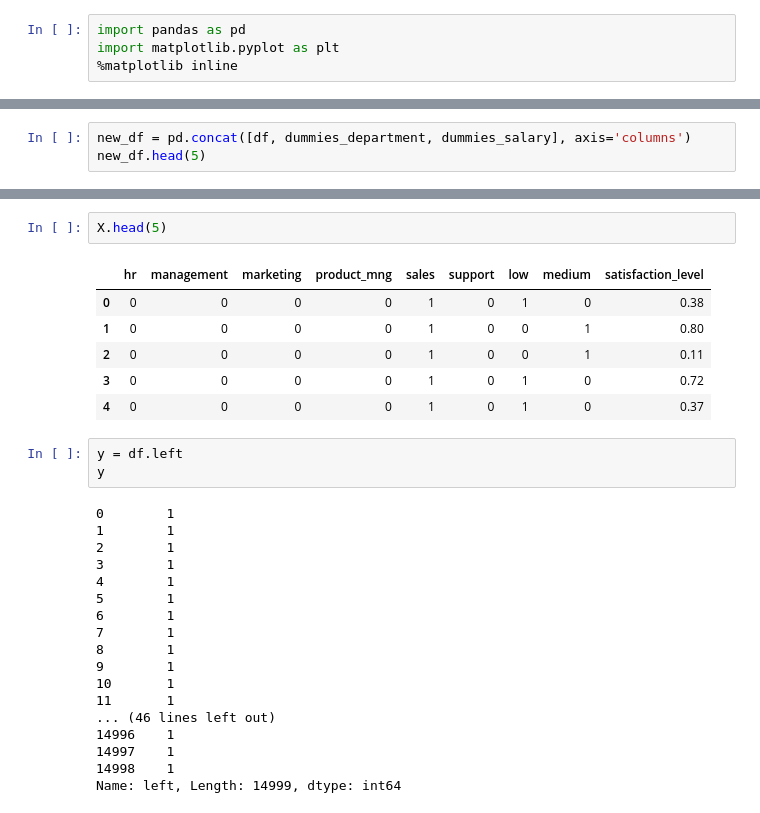
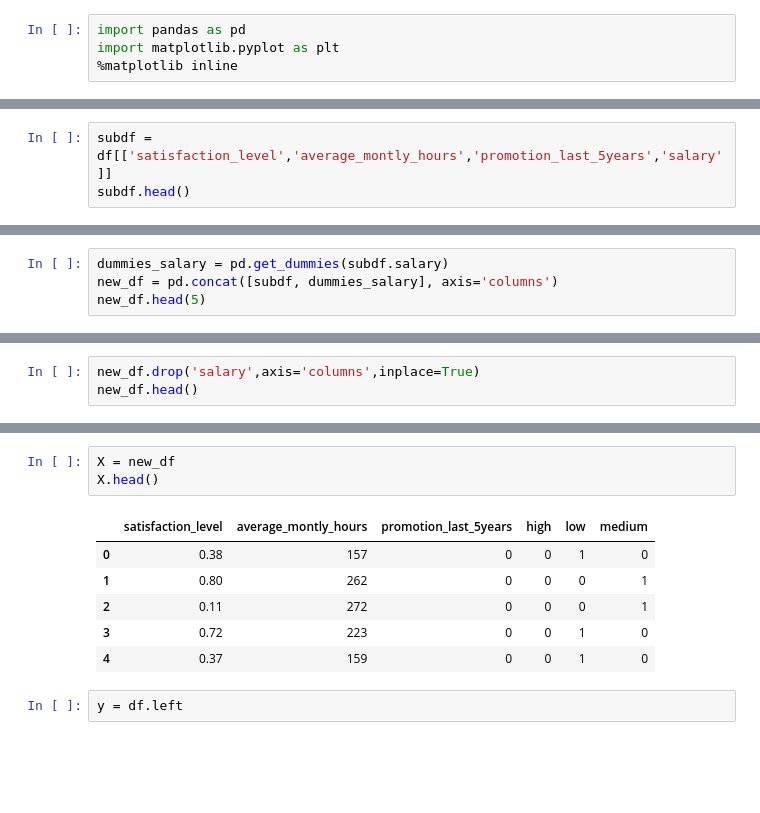
Before and after one commit to niomwungeri-fabrice/intro-to-machine-learning, a Jupyter notebook: employee_retention_predictor.ipynb, the cells around one changed output, grey strips where cells are left out. Cells and saved outputs as stored; diff of their text form; blank space fills up the shorter version.

```diff
--- a/employee_retention_predictor.ipynb
+++ b/employee_retention_predictor.ipynb
@@ -27,0 +39,3 @@ dummies_department = pd.get_dummies(df.Department)
+# %%
+subdf = df[['satisfaction_level','average_montly_hours','promotion_last_5years','salary']]
+subdf.head()
@@ -28,4 +49,5 @@ dummies_department = pd.get_dummies(df.Department)
 # %%
-new_df = pd.concat([df, dummies_department, dummies_salary], axis='columns')
+dummies_salary = pd.get_dummies(subdf.salary)
+new_df = pd.concat([subdf, dummies_salary], axis='columns')
 new_df.head(5)
 # %% [output]
@@ -40,0 +60,3 @@ X = new_df[['hr','management','marketing','product_mng','sales','support','low',
+# %%
+new_df.drop('salary',axis='columns',inplace=True)
+new_df.head()
@@ -41,30 +70,12 @@ X = new_df[['hr','management','marketing','product_mng','sales','support','low',
 # %%
-X.head(5)
+X = new_df
+X.head()
 # %% [output]
-|  | hr | management | marketing | product_mng | sales | support | low | medium | satisfaction_level |
-| 0 | 0 | 0 | 0 | 0 | 1 | 0 | 1 | 0 | 0.38 |
-| 1 | 0 | 0 | 0 | 0 | 1 | 0 | 0 | 1 | 0.80 |
-| 2 | 0 | 0 | 0 | 0 | 1 | 0 | 0 | 1 | 0.11 |
-| 3 | 0 | 0 | 0 | 0 | 1 | 0 | 1 | 0 | 0.72 |
-| 4 | 0 | 0 | 0 | 0 | 1 | 0 | 1 | 0 | 0.37 |
+|  | satisfaction_level | average_montly_hours | promotion_last_5years | high | low | medium |
+| 0 | 0.38 | 157 | 0 | 0 | 1 | 0 |
+| 1 | 0.80 | 262 | 0 | 0 | 0 | 1 |
+| 2 | 0.11 | 272 | 0 | 0 | 0 | 1 |
+| 3 | 0.72 | 223 | 0 | 0 | 1 | 0 |
+| 4 | 0.37 | 159 | 0 | 0 | 1 | 0 |
 # %%
 y = df.left
-y
-# %% [output]
-0        1
-1        1
-2        1
-3        1
-4        1
-5        1
-6        1
-7        1
-8        1
-9        1
-10       1
-11       1
-... (46 lines left out)
-14996    1
-14997    1
-14998    1
-Name: left, Length: 14999, dtype: int64
```
Also changed, not shown: parts of 17 cells of this notebook.
